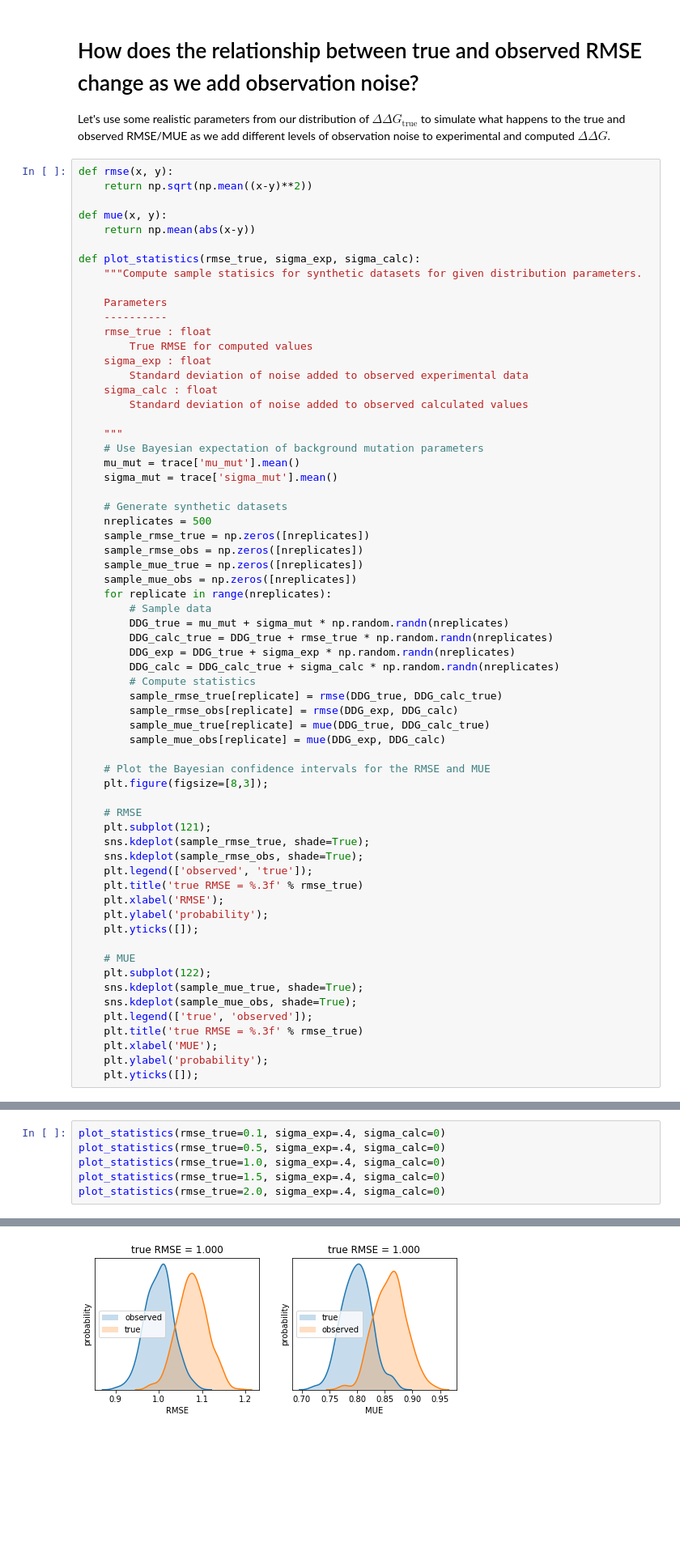
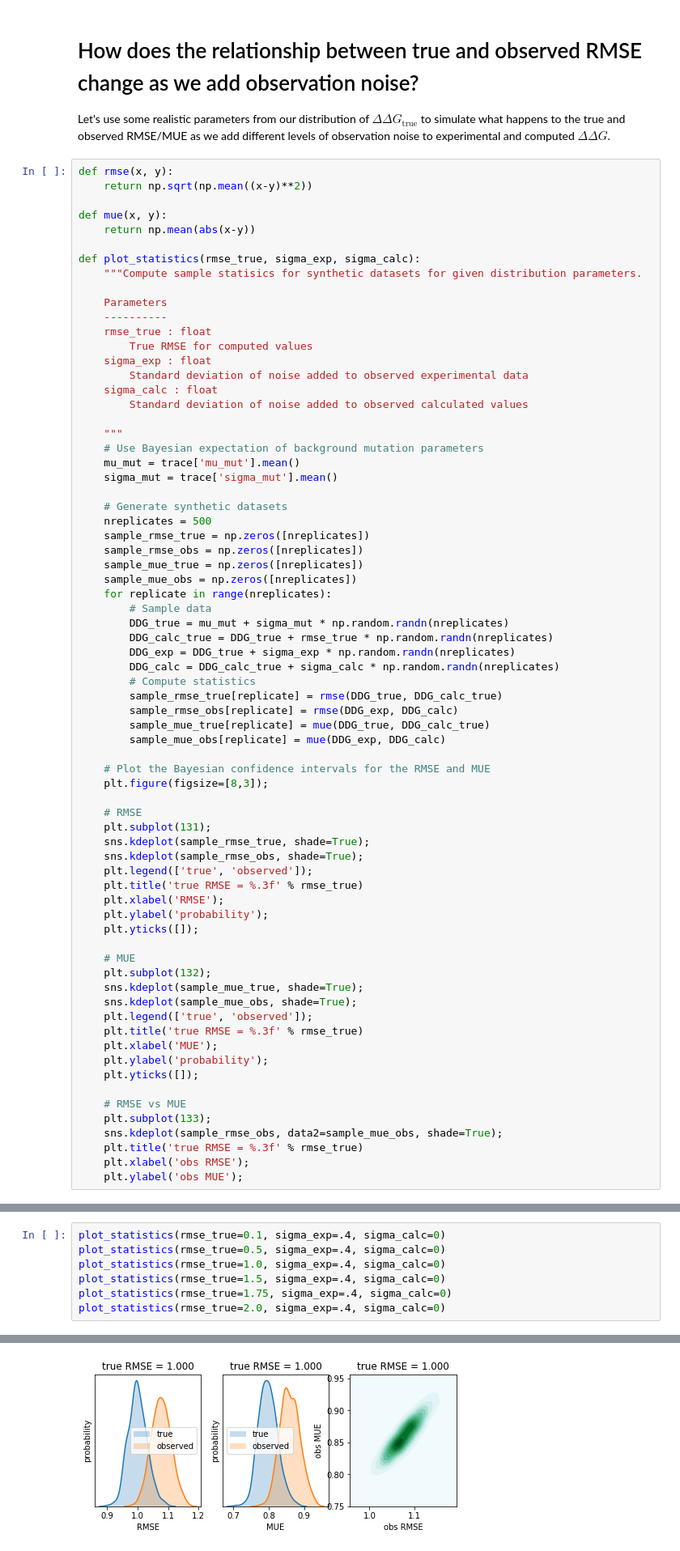
Before and after one commit to kehauser/Predicting-resistance-of-clinical-Abl-mutations-to-targeted-kinase-inhibitors-using-FEP, a Jupyter notebook: Bayesian analysis.ipynb, the cells around one changed output, grey strips where cells are left out. Shown at 81% size. Saved outputs shown, nothing was run; the diff lists cells and outputs as text; blank space fills up the shorter version.

Commit message:
Add syntetic data illustrating correlation between observed sample RMSE and MUE with corrected labels

```diff
--- a/Bayesian analysis.ipynb
+++ b/Bayesian analysis.ipynb
@@ -344,17 +344,17 @@ def plot_statistics(rmse_true, sigma_exp, sigma_calc):
     plt.figure(figsize=[8,3]);
 
     # RMSE
-    plt.subplot(121);
+    plt.subplot(131);
     sns.kdeplot(sample_rmse_true, shade=True);
     sns.kdeplot(sample_rmse_obs, shade=True);
-    plt.legend(['observed', 'true']);
+    plt.legend(['true', 'observed']);
     plt.title('true RMSE = %.3f' % rmse_true)
     plt.xlabel('RMSE');
     plt.ylabel('probability');
     plt.yticks([]);
 
     # MUE
-    plt.subplot(122);
+    plt.subplot(132);
     sns.kdeplot(sample_mue_true, shade=True);
     sns.kdeplot(sample_mue_obs, shade=True);
     plt.legend(['true', 'observed']);
@@ -362,6 +362,13 @@ def plot_statistics(rmse_true, sigma_exp, sigma_calc):
     plt.xlabel('MUE');
     plt.ylabel('probability');
     plt.yticks([]);
+
+    # RMSE vs MUE
+    plt.subplot(133);
+    sns.kdeplot(sample_rmse_obs, data2=sample_mue_obs, shade=True);
+    plt.title('true RMSE = %.3f' % rmse_true)
+    plt.xlabel('obs RMSE');
+    plt.ylabel('obs MUE');
 # %%
 plot_statistics(rmse_true=0.1, sigma_exp=.4, sigma_calc=.4)
 plot_statistics(rmse_true=0.5, sigma_exp=.4, sigma_calc=.4)
@@ -379,5 +386,6 @@ plot_statistics(rmse_true=0.1, sigma_exp=.4, sigma_calc=0)
 plot_statistics(rmse_true=0.5, sigma_exp=.4, sigma_calc=0)
 plot_statistics(rmse_true=1.0, sigma_exp=.4, sigma_calc=0)
 plot_statistics(rmse_true=1.5, sigma_exp=.4, sigma_calc=0)
+plot_statistics(rmse_true=1.75, sigma_exp=.4, sigma_calc=0)
 plot_statistics(rmse_true=2.0, sigma_exp=.4, sigma_calc=0)
 # %% [output]
@@ -386 +394 @@ plot_statistics(rmse_true=2.0, sigma_exp=.4, sigma_calc=0)
-[figure, old version]
+[figure, new version]
```
Also changed, not shown: parts of 9 cells of this notebook.
